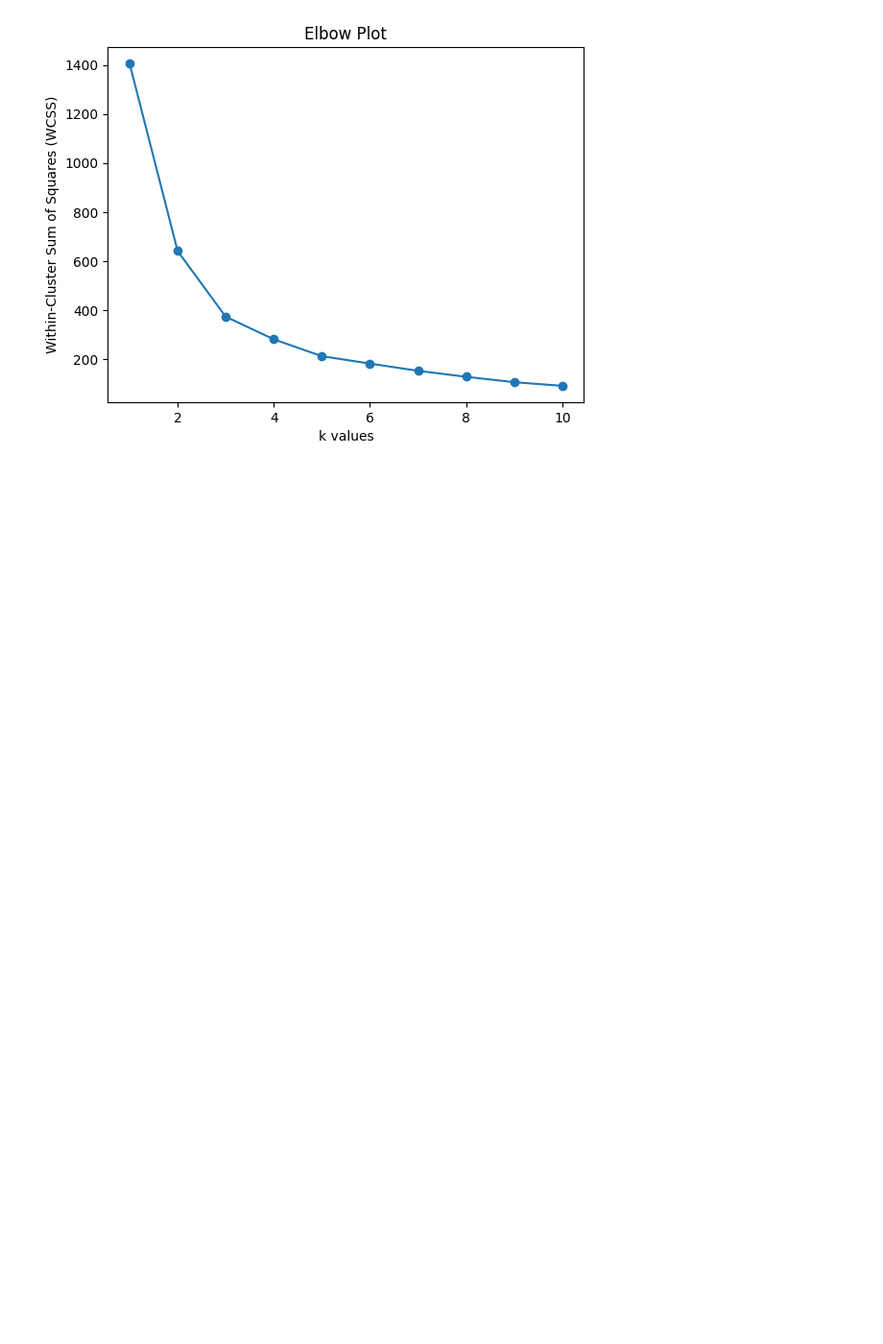
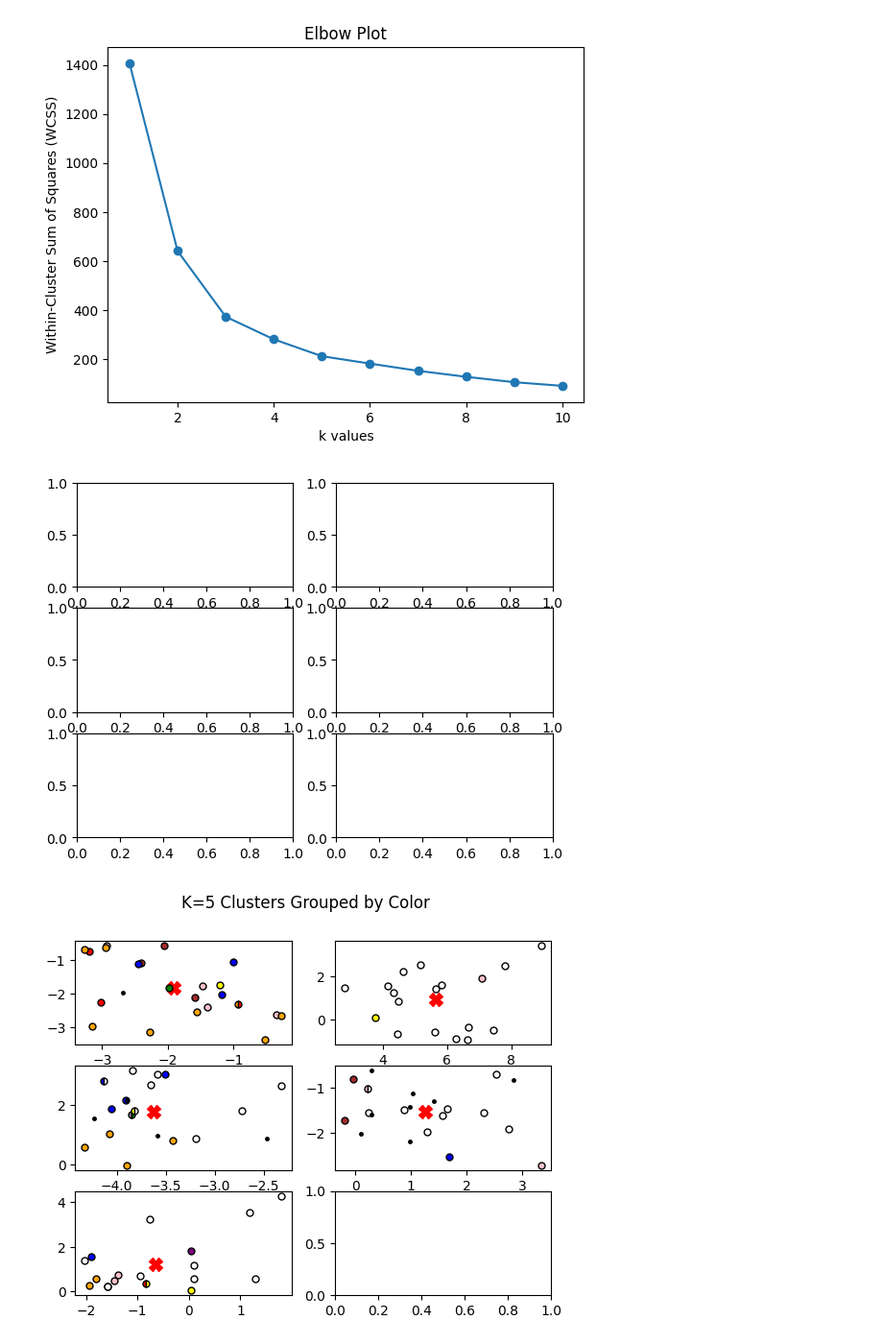
Before and after one commit to amandamarg/PillRecognition, a Jupyter notebook: k_means_clustering.ipynb, the cells around one changed output. Shown at 96% size. Drawn from its saved outputs; the diff is of its cells as text; code cells hidden in the pictures; blank space fills up the shorter version.

```diff
--- a/k_means_clustering.ipynb
+++ b/k_means_clustering.ipynb
@@ -152,3 +198,35 @@ plt.savefig("elbow_plot.png")
 plt.show()
 # %% [output]
 [figure]
+# %%
+import math
+kmeans = KMeans(n_clusters=5, random_state=0)
+labels = kmeans.fit_predict(np.stack(rand_sample["reduced_encoding"].values))
+center = kmeans.cluster_centers_
+rand_sample['center_num'] = labels
+nrows = math.ceil(math.sqrt(5))
+ncols = math.floor(math.sqrt(5))
+fig, ax = plt.subplots(nrows=nrows, ncols=ncols, squeeze=False)
+fig, ax = plt.subplots(nrows=nrows, ncols=ncols, squeeze=False)
+
+for i,group in enumerate(rand_sample.groupby('center_num')):
+    center_coord = center[group[0]]
+    col = round(i%ncols)
+    row = i//ncols
+    ax[row][col].plot(center_coord[0], center_coord[1], color='red', markersize=10, marker='X', label='Centroids')
+    for color_group in group[1].groupby("COLOR", dropna=False):
+        if pd.notna(color_group[0]):
+            color = spl_terms.translateColorCode(color_group[0].split(";"))
+            marker_style = {'marker':'o', 'markersize':5, 'color':color[0], 'markeredgecolor':'black'}
+            if len(color) > 1:
+                marker_style['fillstyle']='left'
+                marker_style['markerfacecoloralt']=color[1]
+        else:
+            marker_style= {'marker':'.', 'markersize':5, 'color':'black'}
+        data = np.stack(color_group[1]["reduced_encodings"].values)
+        ax[row][col].plot(data[:,0], data[:,1], linestyle="None", **marker_style)
+fig.suptitle("K=5 Clusters Grouped by Color")
+fig.savefig("K=5_Clusters_Color.png")
+# %% [output]
+[figure, added]
+[figure, added]
```
Also changed, not shown: parts of 8 cells of this notebook.
